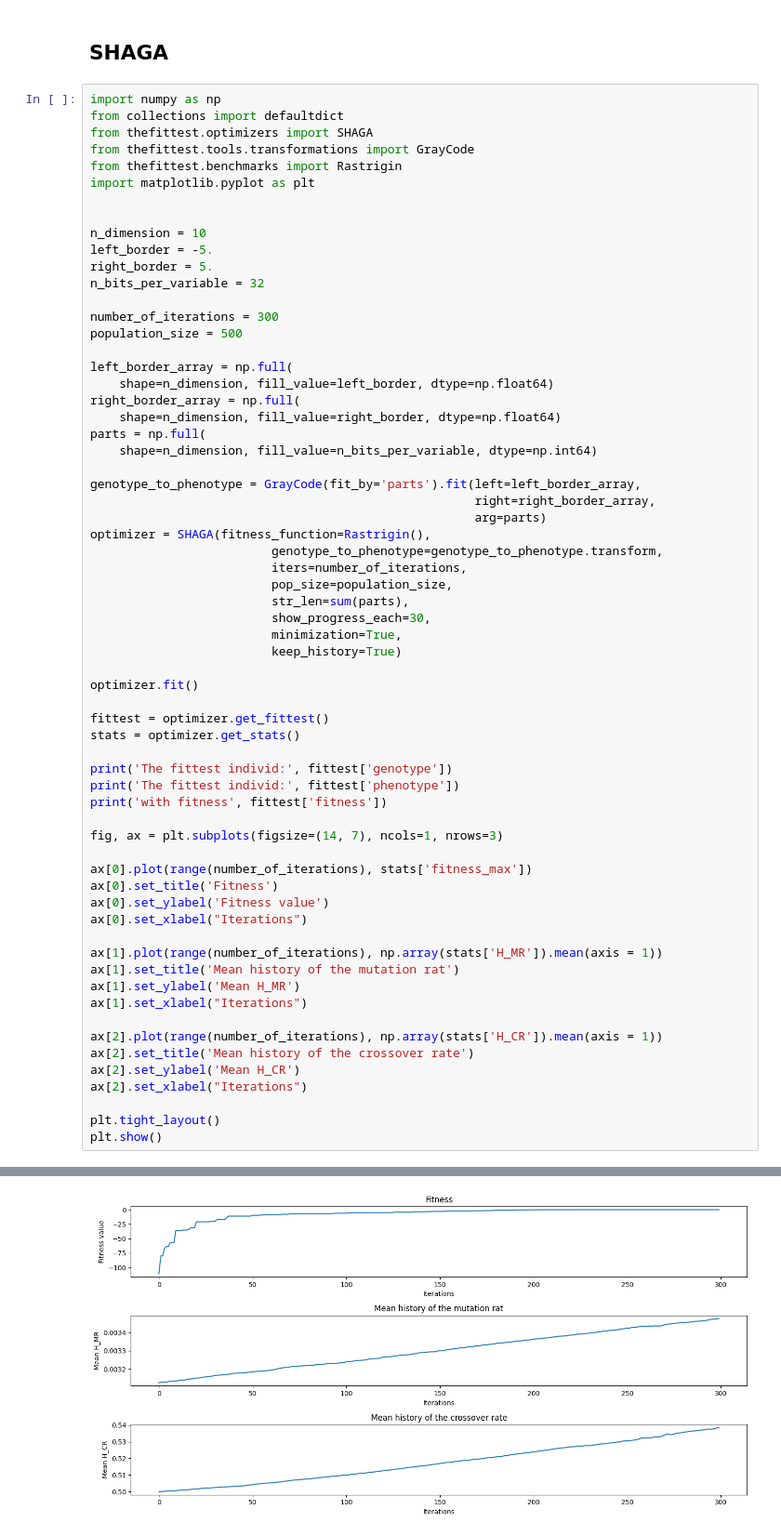
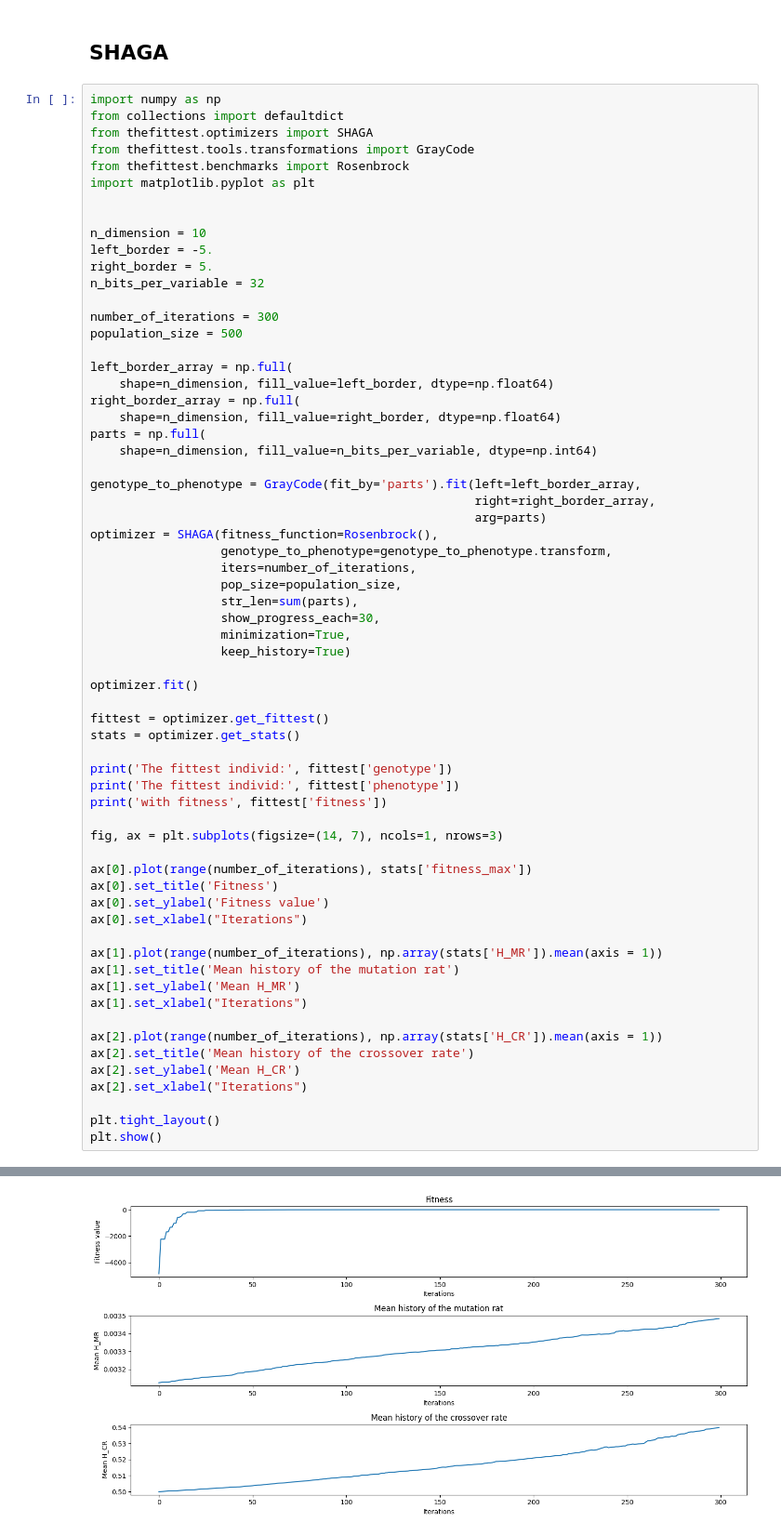
Before and after one commit to sherstpasha/thefittest-notebooks, a Jupyter notebook: genetic_algorithm_binary_rastrigin_custom_problems.ipynb, the cells around one changed output, grey strips where cells are left out. Shown at 93% size. Saved outputs shown, nothing was run; the diff lists cells and outputs as text.

```diff
--- a/genetic_algorithm_binary_rastrigin_custom_problems.ipynb
+++ b/genetic_algorithm_binary_rastrigin_custom_problems.ipynb
@@ -283,7 +283,7 @@ import numpy as np
 from collections import defaultdict
 from thefittest.optimizers import SHAGA
 from thefittest.tools.transformations import GrayCode
-from thefittest.benchmarks import Rastrigin
+from thefittest.benchmarks import Rosenbrock
 import matplotlib.pyplot as plt
 
 
@@ -305,14 +305,14 @@ parts = np.full(
 genotype_to_phenotype = GrayCode(fit_by='parts').fit(left=left_border_array,
                                                      right=right_border_array,
                                                      arg=parts)
-optimizer = SHAGA(fitness_function=Rastrigin(),
-                         genotype_to_phenotype=genotype_to_phenotype.transform,
-                         iters=number_of_iterations,
-                         pop_size=population_size,
-                         str_len=sum(parts),
-                         show_progress_each=30,
-                         minimization=True,
-                         keep_history=True)
+optimizer = SHAGA(fitness_function=Rosenbrock(),
+                  genotype_to_phenotype=genotype_to_phenotype.transform,
+                  iters=number_of_iterations,
+                  pop_size=population_size,
+                  str_len=sum(parts),
+                  show_progress_each=30,
+                  minimization=True,
+                  keep_history=True)
 
 optimizer.fit()
 
@@ -363 +363 @@ with fitness -4.152504898158327e-06
-[figure, old version]
+[figure, new version]
```
Also changed, not shown: parts of 5 cells of this notebook, 1 other file.
